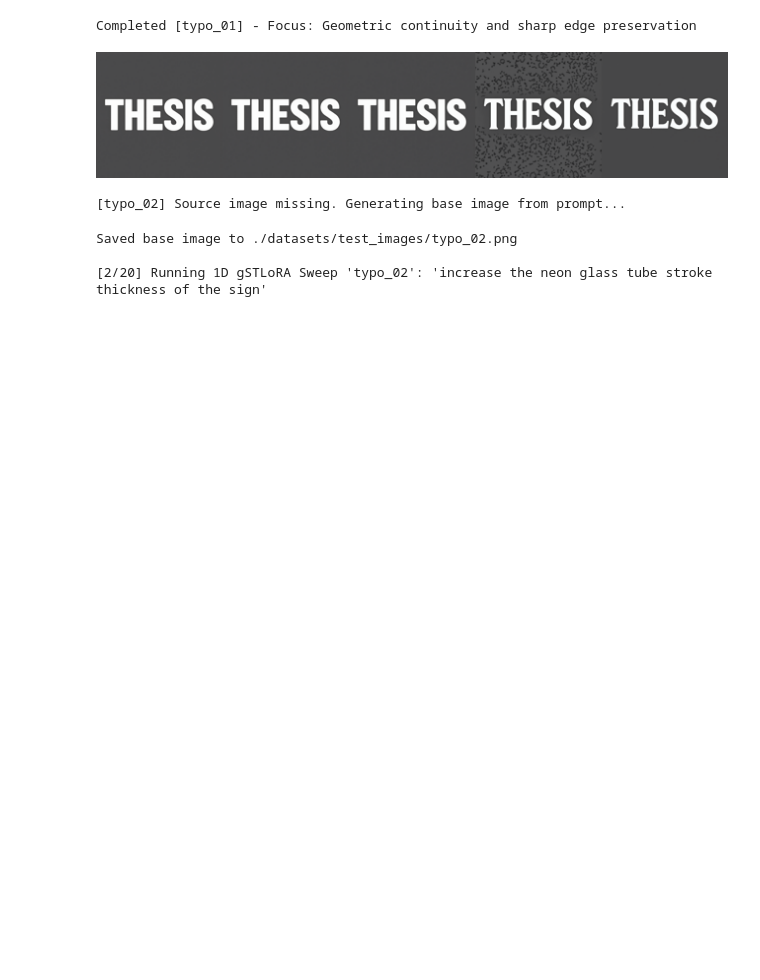
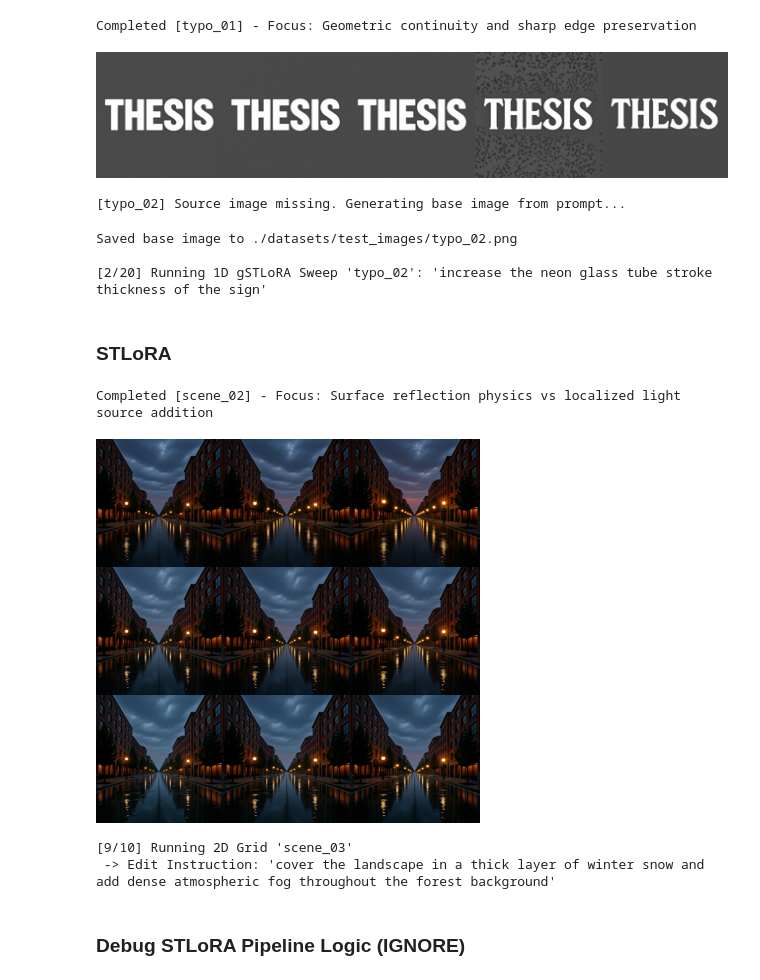
Before and after one commit to HectorOik/SliderEdit, a Jupyter notebook: experiments/experiments24-7.ipynb, the cells around one changed output. Saved outputs shown, nothing was run; the diff lists cells and outputs as text; code cells hidden in the pictures; blank space fills up the shorter version.

```diff
--- a/experiments/experiments24-7.ipynb
+++ b/experiments/experiments24-7.ipynb
@@ -125,21 +125,16 @@ def run_benchmark_suite(
     os.makedirs(source_img_dir_abs, exist_ok=True)
     os.makedirs(mode_output_dir_abs, exist_ok=True)
 
-    # Parse checkpoint directory and filename
-    ckpt_dir, ckpt_file = os.path.split(checkpoint_path)
-
-    # Initial load of LoRA weights into pipeline
-    try:
-        pipe.load_lora_weights(ckpt_dir, weight_name=ckpt_file, adapter_name=mode)
-    except ValueError:
-        # Adapter key already registered in PEFT, proceed safely
-        pass
-
-    pipe.loaded_adapter = LoRAAdapterType.GSTLORA if mode == "gstlora" else LoRAAdapterType.STLORA
+    if mode == "gstlora":
+        pipe.load_gstlora(checkpoint_path)
+        pipe.loaded_adapter = LoRAAdapterType.GSTLORA
+    elif mode == "stlora":
+        pipe.load_stlora(checkpoint_path, lora_rank=16, lora_dropout=0.0)
+        pipe.loaded_adapter = LoRAAdapterType.STLORA
 
     print(f"==================================================")
     print(f"  STARTING BENCHMARK RUN: {mode.upper()}")
-    print(f"  Checkpoint: {ckpt_file}")
+    print(f"  Checkpoint: {checkpoint_path}")
     print(f"  Alpha Range: {alpha_steps}")
     print(f"  Output Folder: {mode_output_dir_abs}")
     print(f"==================================================\n")
@@ -178,7 +173,12 @@ def run_benchmark_suite(
             print(f"Saved pure base image to {source_img_path}")
 
             # 3. Re-hook adapter for the upcoming editing sweep
-            pipe.loaded_adapter = LoRAAdapterType.GSTLORA if mode == "gstlora" else LoRAAdapterType.STLORA
+            if mode == "gstlora":
+                pipe.load_gstlora(checkpoint_path)
+                pipe.loaded_adapter = LoRAAdapterType.GSTLORA
+            elif mode == "stlora":
+                pipe.load_stlora(checkpoint_path, lora_rank=16, lora_dropout=0.0)
+                pipe.loaded_adapter = LoRAAdapterType.STLORA
 
         # ----------------------------------------------------------------------
         # Step B: Save Metadata
@@ -243,7 +243,7 @@ def run_benchmark_suite(
                 for a1, a2 in alpha_pairs:
                     out_img = pipe(
                         image=img,
-                        prompt=combined_edit_prompt,  # Base prompt as primary context anchor
+                        prompt=combined_edit_prompt,
                         generator=torch.Generator(device="cuda").manual_seed(seed),
                         subprompts_list=subprompts_list,
                         slider_alpha_list=[a1, a2]
@@ -288,13 +290,26 @@ Completed [typo_01] - Focus: Geometric continuity and sharp edge preservation
 Saved base image to ./datasets/test_images/typo_02.png
 
 [2/20] Running 1D gSTLoRA Sweep 'typo_02': 'increase the neon glass tube stroke thickness of the sign'
+# %% [markdown]
+### STLoRA
 # %%
-GRID_ALPHAS = [0.0, 0.50, 1.00]
+GRID_ALPHAS = [1.0, 0.0, -1.0]
+
+# only use specific examples for 2D grid testing to reduce runtime and memory usage
+STLORA_ILOC_INDICES = [4, 5, 7, 11, 13, 16, 17, 18, 19, 1] # 1 at the end because edits are minor and its hard to use for debugging
+df_2d = df_experiments.iloc[STLORA_ILOC_INDICES].reset_index(drop=True)
 
 run_benchmark_suite(
-    df=df_experiments,
+    df=df_2d,
     pipe=pipe,
     mode="stlora",
     checkpoint_path="./SliderEdit/checkpoints/example_training_stlora_iter1200.pt",
     alpha_steps=GRID_ALPHAS
 )
+# %% [output]
+Completed [scene_02] - Focus: Surface reflection physics vs localized light source addition
+[figure, added]
+[9/10] Running 2D Grid 'scene_03'
+ -> Edit Instruction: 'cover the landscape in a thick layer of winter snow and add dense atmospheric fog throughout the forest background'
+# %% [markdown]
+### Debug STLoRA Pipeline Logic (IGNORE)
```
Also changed, not shown: parts of 3 cells of this notebook, 1 other file.
